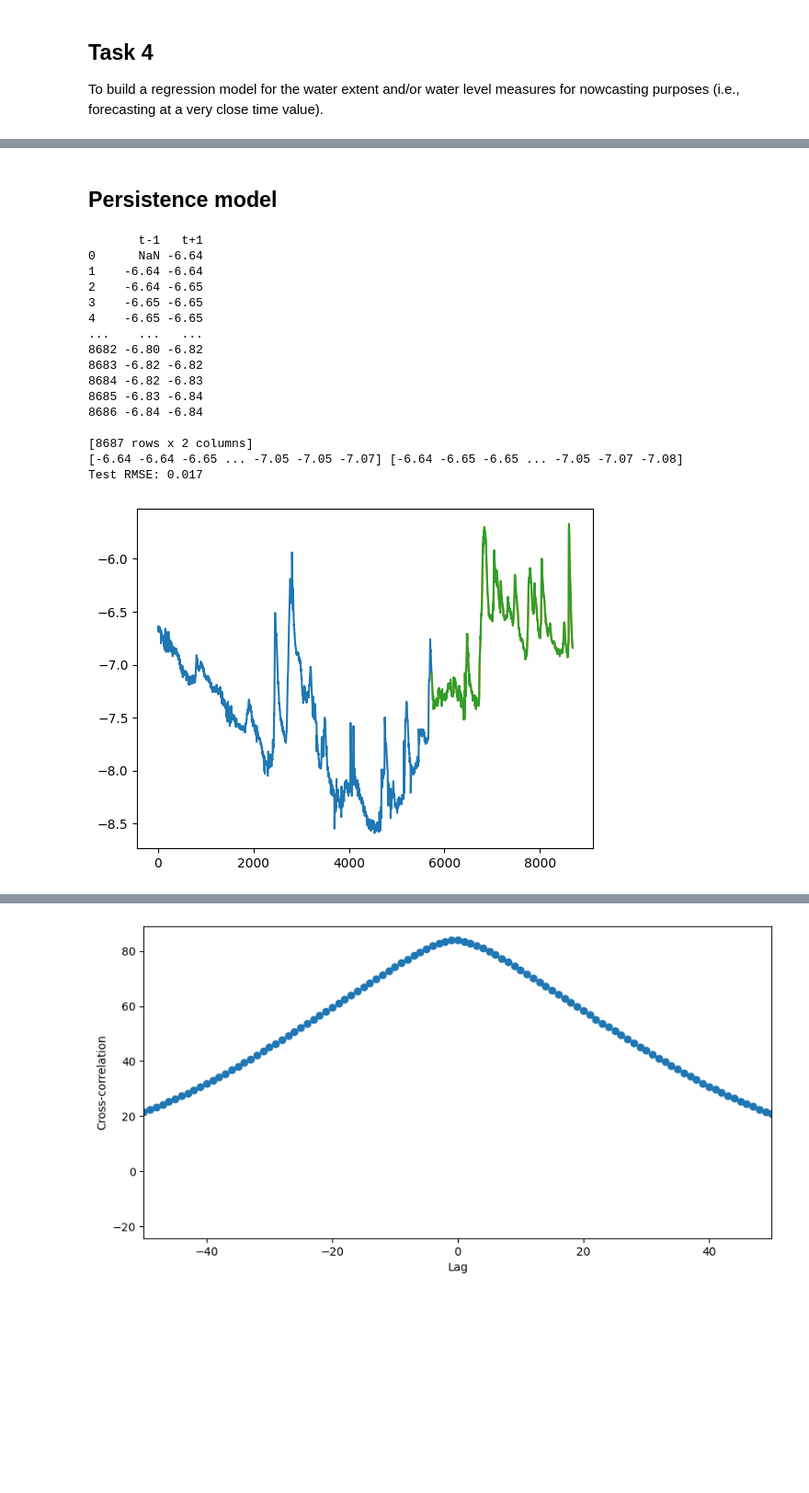
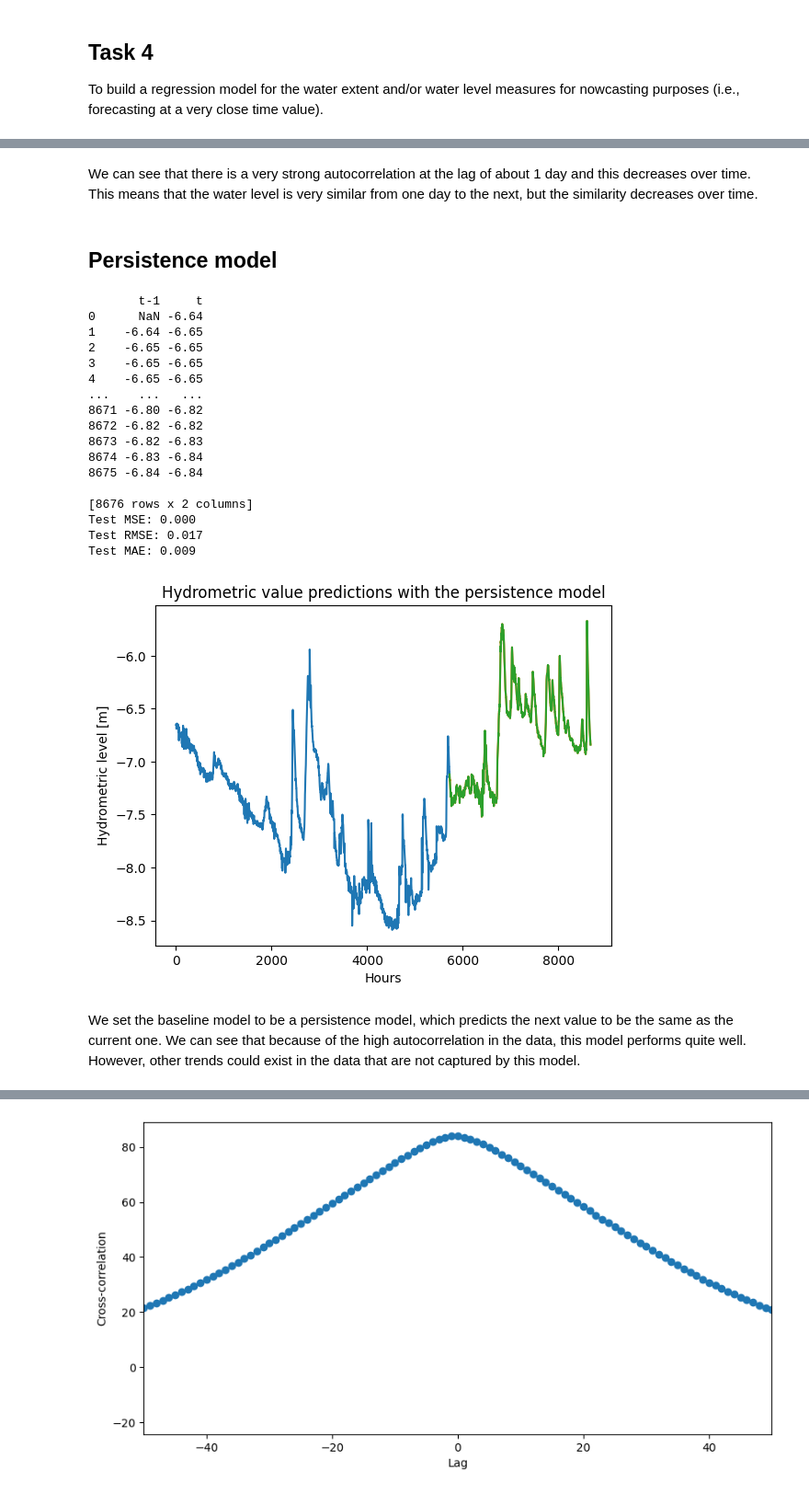
Before and after one commit to angyaloliver/bip-ml4eo, a Jupyter notebook: src/bip-ml4eo.ipynb, the cells around one changed output, grey strips where cells are left out. Shown: that part at 92% size. Cells and saved outputs as stored; diff of their text form; code cells hidden in the pictures; blank space fills up the shorter version.

```diff
--- a/src/bip-ml4eo.ipynb
+++ b/src/bip-ml4eo.ipynb
@@ -311,9 +532,10 @@ To build a regression model for the water extent and/or water level measures for
+# %% [markdown]
+We can see that there is a very strong autocorrelation at the lag of about 1 day and this decreases over time. This means that the water level is very similar from one day to the next, but the similarity decreases over time.
 # %% [markdown]
 ## Persistence model
 # %%
 import pandas as pd
-from sklearn.metrics import mean_squared_error
-from math import sqrt
+from sklearn.metrics import mean_squared_error, mean_absolute_error
 from matplotlib import pyplot
 
 series = dataset["Hydrometric level"]
@@ -326,44 +548,53 @@ print(df)
 # split into train and test sets
 X = df.values
 train_size = int(len(X) * 0.66)
 train, test = X[1:train_size], X[train_size:]
 train_X, train_y = train[:, 0], train[:, 1]
 test_X, test_y = test[:, 0], test[:, 1]
 
 
 # persistence model
 def model_persistence(x):
     return x
 
 
 # walk-forward validation
 predictions = list()
 for x in test_X:
     y_hat = model_persistence(x)
     predictions.append(y_hat)
-test_score = mean_squared_error(test_y, predictions, squared=False)  # RMSE
-print("Test RMSE: %.3f" % test_score)
+rmse_test_score = mean_squared_error(test_y, predictions, squared=False)  # RMSE
+mse_test_score = mean_squared_error(test_y, predictions)  # MSE
+mae_test_score = mean_absolute_error(test_y, predictions)  # MAE
+print("Test MSE: %.3f" % mse_test_score)
+print("Test RMSE: %.3f" % rmse_test_score)
+print("Test MAE: %.3f" % mae_test_score)
 
-# plot predictions and expected results
 pyplot.plot(train_y)
 pyplot.plot([None for i in train_y] + [x for x in test_y])
 pyplot.plot([None for i in train_y] + [x for x in predictions])
+pyplot.title("Hydrometric value predictions with the persistence model")
+plt.ylabel("Hydrometric level [m]")
+plt.xlabel("Hours")
 pyplot.show()
 # %% [output]
-       t-1   t+1
+       t-1     t
 0      NaN -6.64
-1    -6.64 -6.64
-2    -6.64 -6.65
+1    -6.64 -6.65
+2    -6.65 -6.65
 3    -6.65 -6.65
 4    -6.65 -6.65
 ...    ...   ...
-8682 -6.80 -6.82
-8683 -6.82 -6.82
-8684 -6.82 -6.83
-8685 -6.83 -6.84
-8686 -6.84 -6.84
+8671 -6.80 -6.82
+8672 -6.82 -6.82
+8673 -6.82 -6.83
+8674 -6.83 -6.84
+8675 -6.84 -6.84
 
-[8687 rows x 2 columns]
-[-6.64 -6.64 -6.65 ... -7.05 -7.05 -7.07] [-6.64 -6.65 -6.65 ... -7.05 -7.07 -7.08]
+[8676 rows x 2 columns]
+Test MSE: 0.000
 Test RMSE: 0.017
+Test MAE: 0.009
-[figure, old version]
+[figure, new version]
+# %% [markdown]
+We set the baseline model to be a persistence model, which predicts the next value to be the same as the current one. We can see that because of the high autocorrelation in the data, this model performs quite well. However, other trends could exist in the data that are not captured by this model.
```
Also changed, not shown: parts of 35 cells of this notebook.
